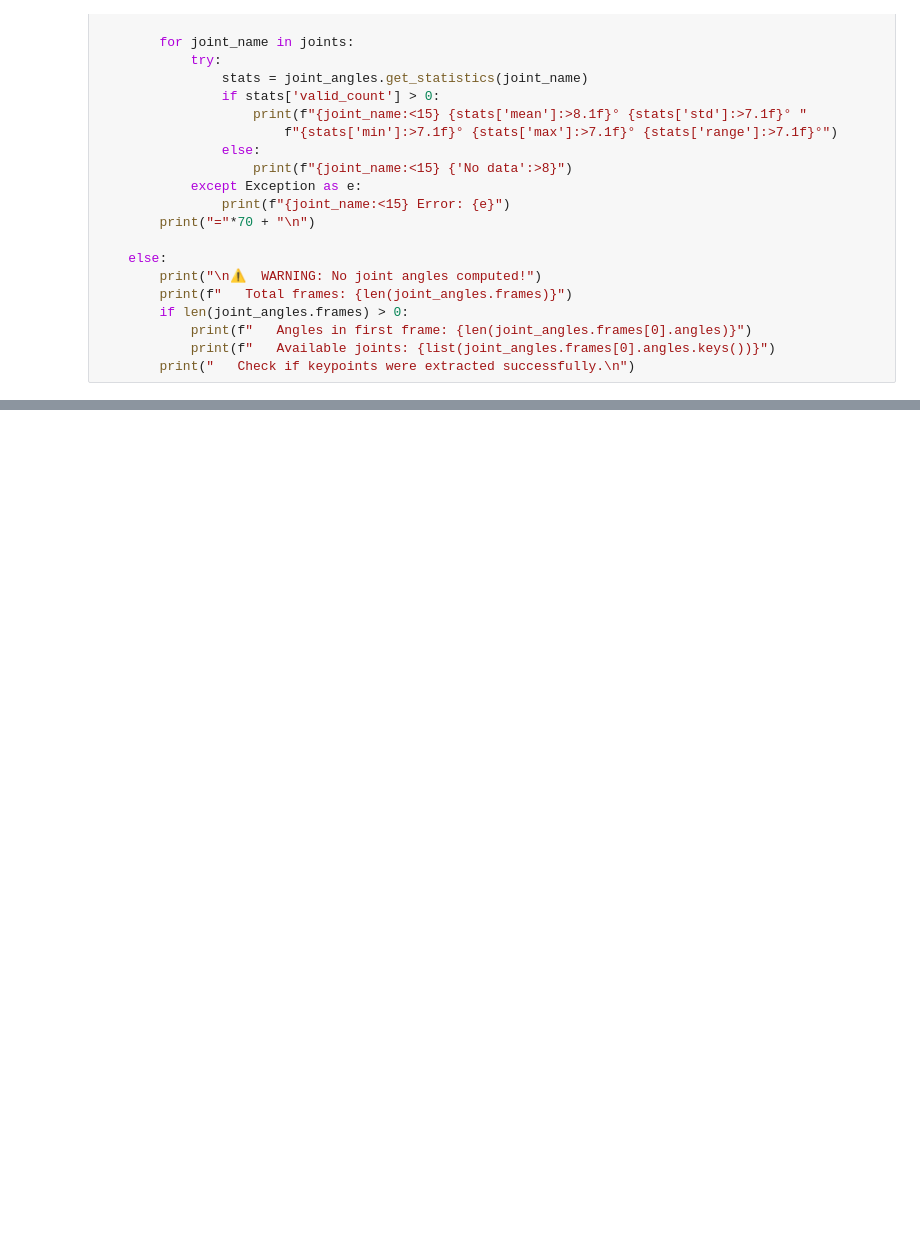
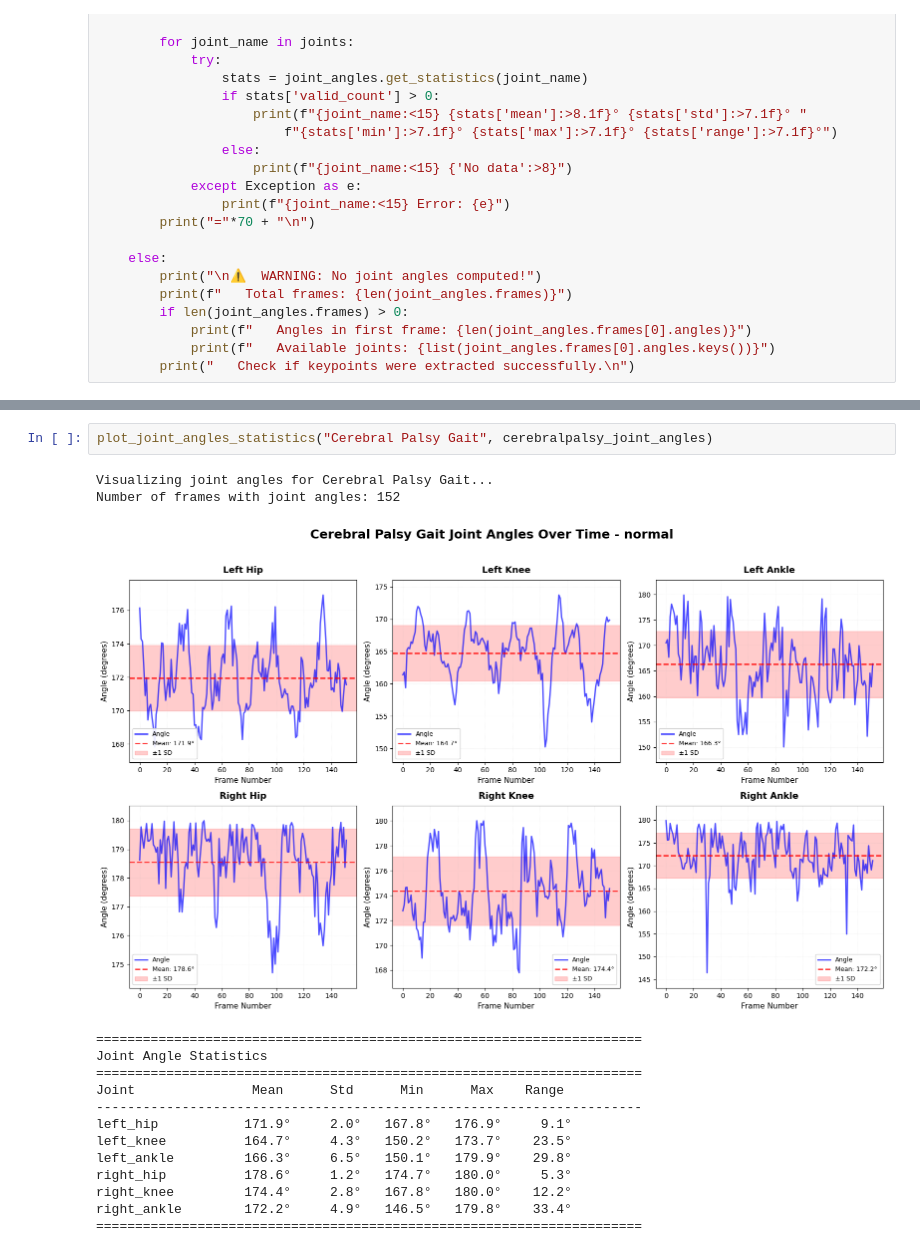
Before and after one commit to brilliantbeaver/alexpose, a Jupyter notebook: experiments/exp5/01_extract_features.ipynb, the cells around one changed output, grey strips where cells are left out. Drawn from its saved outputs; the diff is of its cells as text; blank space fills up the shorter version.

```diff
--- a/experiments/exp5/01_extract_features.ipynb
+++ b/experiments/exp5/01_extract_features.ipynb
@@ -396,0 +564,18 @@ right_ankle        124.3°    42.8°     0.5°   180.0°   179.4°
+# %%
+plot_joint_angles_statistics("Cerebral Palsy Gait", cerebralpalsy_joint_angles)
+# %% [output]
+Visualizing joint angles for Cerebral Palsy Gait...
+Number of frames with joint angles: 152
+[figure, added]
+======================================================================
+Joint Angle Statistics
+======================================================================
+Joint               Mean      Std      Min      Max    Range
+----------------------------------------------------------------------
+left_hip           171.9°     2.0°   167.8°   176.9°     9.1°
+left_knee          164.7°     4.3°   150.2°   173.7°    23.5°
+left_ankle         166.3°     6.5°   150.1°   179.9°    29.8°
+right_hip          178.6°     1.2°   174.7°   180.0°     5.3°
+right_knee         174.4°     2.8°   167.8°   180.0°    12.2°
+right_ankle        172.2°     4.9°   146.5°   179.8°    33.4°
+======================================================================
```
Also changed, not shown: parts of 35 cells of this notebook, 1 other file.
